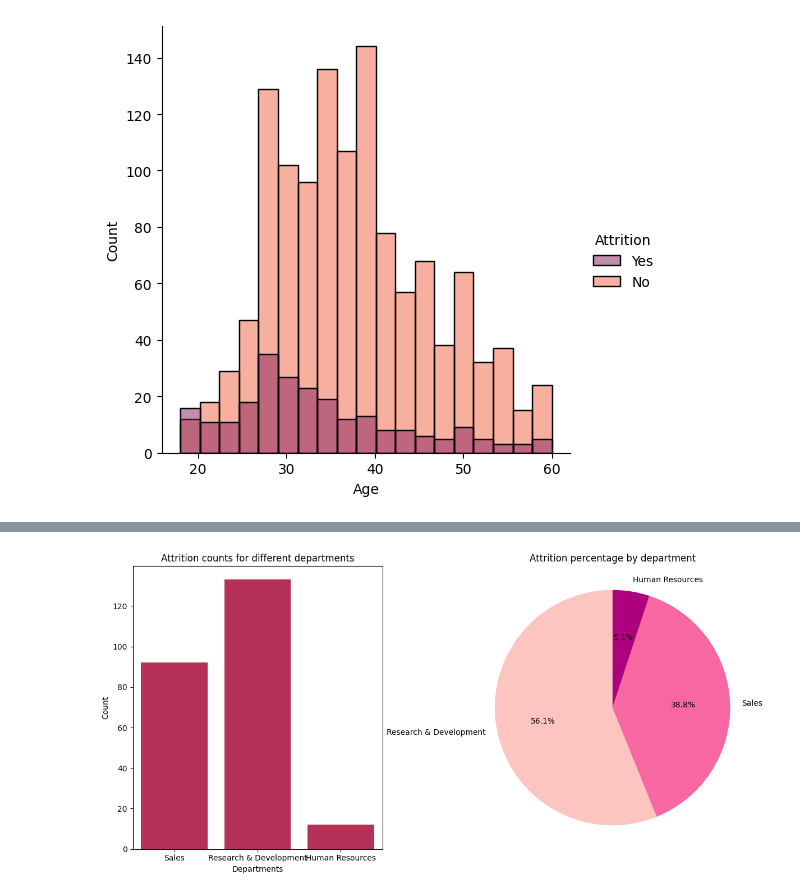
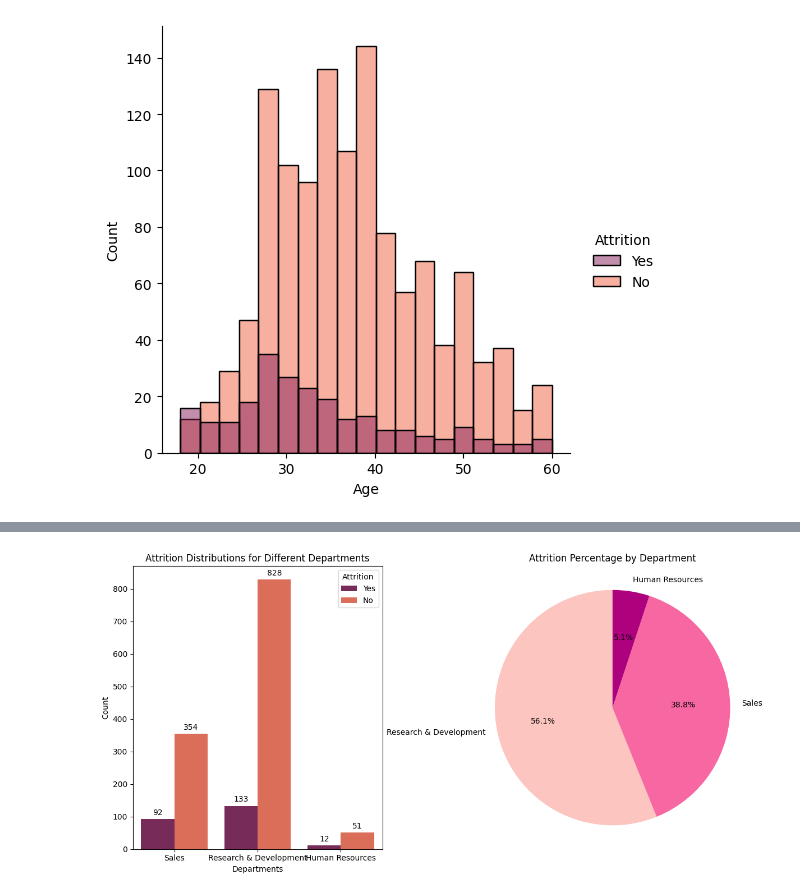
Before and after one commit to selvet-elo/IBM-Employee-Attrition-Dataset, a Jupyter notebook: IBM_HR_data_visualization.ipynb, the cells around one changed output, grey strips where cells are left out. Drawn from its saved outputs; the diff is of its cells as text; code cells hidden in the pictures.

Commit message:
Data Visualization updated

```diff
--- a/IBM_HR_data_visualization.ipynb
+++ b/IBM_HR_data_visualization.ipynb
@@ -50,24 +41,26 @@ plt.show()
 # %%
 df_att_yes = df[df['Attrition'] == 'Yes']
 
 fig = plt.figure(figsize=(12, 6))
 
 ax0 = fig.add_subplot(1, 2, 1)
 ax1 = fig.add_subplot(1, 2, 2)
 
 # Subplot 1: Count plot
-sns.countplot(data=df_att_yes, x='Department',hue='Attrition', legend=False, ax=ax0, palette='rocket')
+sns.countplot(data=df, x='Department',hue='Attrition', ax=ax0, palette='rocket')
 ax0.set_xlabel('Departments')
 ax0.set_ylabel('Count')
-ax0.set_title('Attrition counts for different departments')
+ax0.set_title('Attrition Distributions for Different Departments')
+for bars in ax0.containers:
+        ax0.bar_label(bars, fmt='%d', label_type='edge', padding=3)
 
 # Subplot 2: Pie chart
 dep_attrition = df_att_yes['Department'].value_counts()
 ax1.pie(dep_attrition, labels=dep_attrition.index, autopct='%1.1f%%', startangle=90, colors=sns.color_palette('RdPu',3))
-ax1.set_title('Attrition percentage by department')
+ax1.set_title('Attrition Percentage by Department')
 ax1.axis('equal')
 
 plt.tight_layout()
 plt.show()
 # %% [output]
-[figure, old version]
+[figure, new version]
```
Also changed, not shown: parts of 4 cells of this notebook.
